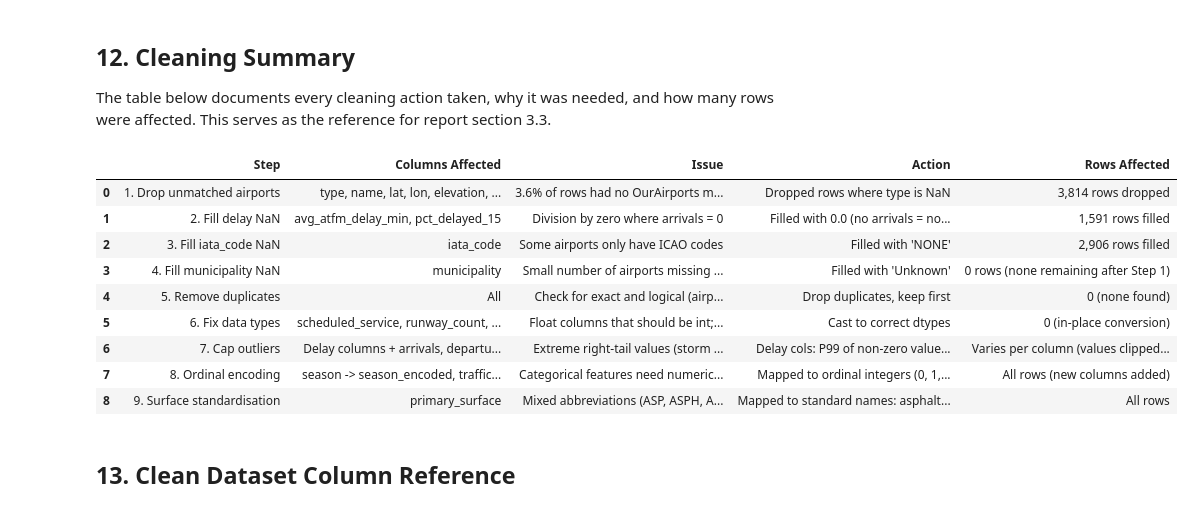
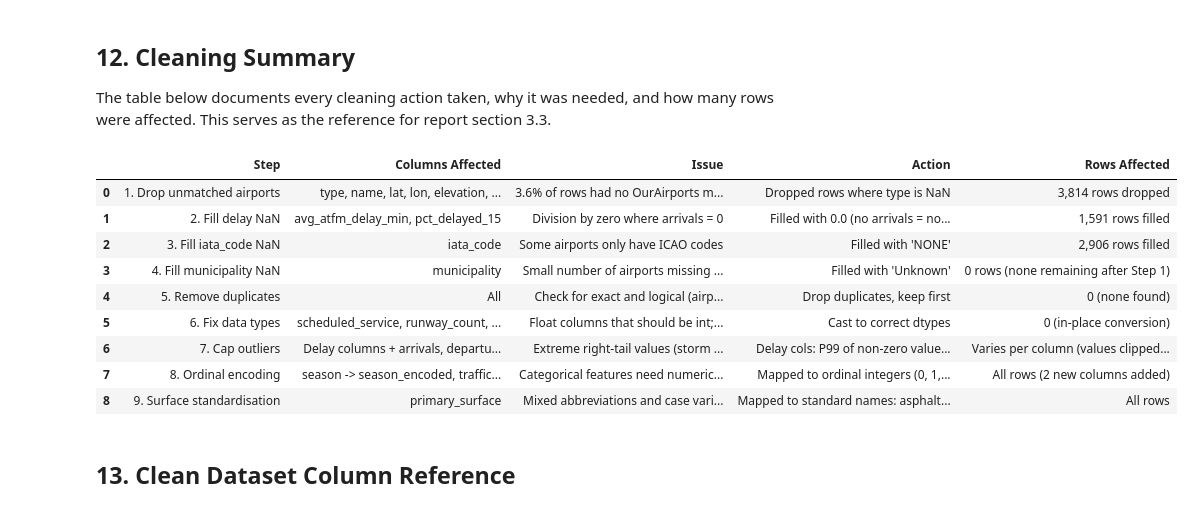
Before and after one commit to abdallah-mattour/flight-delay-project, a Jupyter notebook: notebooks/02_cleaning.ipynb, the cells around one changed output. Cells and saved outputs as stored; diff of their text form; code cells hidden in the pictures.

```diff
--- a/notebooks/02_cleaning.ipynb
+++ b/notebooks/02_cleaning.ipynb
@@ -601,38 +610,38 @@ summary = pd.DataFrame([
 
     {"Step": "7. Cap outliers",
      "Columns Affected": "Delay columns + arrivals, departures, total_movements, elevation_ft",
      "Issue": "Extreme right-tail values (storm days, mega-hubs)",
      "Action": "Delay cols: P99 of non-zero values; traffic/physical cols: IQR upper fence",
      "Rows Affected": "Varies per column (values clipped, no rows dropped)"},
 
     {"Step": "8. Ordinal encoding",
      "Columns Affected": "season -> season_encoded, traffic_volume_class -> traffic_volume_encoded",
      "Issue": "Categorical features need numeric form for modelling",
      "Action": "Mapped to ordinal integers (0, 1, 2, 3)",
-     "Rows Affected": "All rows (new columns added)"},
+     "Rows Affected": "All rows (2 new columns added)"},
 
     {"Step": "9. Surface standardisation",
      "Columns Affected": "primary_surface",
-     "Issue": "Mixed abbreviations (ASP, ASPH, Asphalt, CON, Concrete, etc.)",
-     "Action": "Mapped to standard names: asphalt, concrete, grass, other",
+     "Issue": "Mixed abbreviations and case variants (ASP, ASPH, Asphalt, asphalt, CON, GRASS, GRS, etc.)",
+     "Action": "Mapped to standard names: asphalt, concrete, grass, gravel, other",
      "Rows Affected": "All rows"},
 ])
 
 # Display the summary nicely
 summary.style.set_properties(**{"text-align": "left"}).set_table_styles(
     [{"selector": "th", "props": [("text-align", "left")]}]
 )
 # %% [output]
 |  | Step | Columns Affected | Issue | Action | Rows Affected |
 | 0 | 1. Drop unmatched airports | type, name, lat, lon, elevation, ... | 3.6% of rows had no OurAirports m... | Dropped rows where type is NaN | 3,814 rows dropped |
 | 1 | 2. Fill delay NaN | avg_atfm_delay_min, pct_delayed_15 | Division by zero where arrivals = 0 | Filled with 0.0 (no arrivals = no... | 1,591 rows filled |
 | 2 | 3. Fill iata_code NaN | iata_code | Some airports only have ICAO codes | Filled with 'NONE' | 2,906 rows filled |
 | 3 | 4. Fill municipality NaN | municipality | Small number of airports missing ... | Filled with 'Unknown' | 0 rows (none remaining after Step 1) |
 | 4 | 5. Remove duplicates | All | Check for exact and logical (airp... | Drop duplicates, keep first | 0 (none found) |
 | 5 | 6. Fix data types | scheduled_service, runway_count, ... | Float columns that should be int;... | Cast to correct dtypes | 0 (in-place conversion) |
 | 6 | 7. Cap outliers | Delay columns + arrivals, departu... | Extreme right-tail values (storm ... | Delay cols: P99 of non-zero value... | Varies per column (values clipped... |
-| 7 | 8. Ordinal encoding | season -> season_encoded, traffic... | Categorical features need numeric... | Mapped to ordinal integers (0, 1,... | All rows (new columns added) |
-| 8 | 9. Surface standardisation | primary_surface | Mixed abbreviations (ASP, ASPH, A... | Mapped to standard names: asphalt... | All rows |
+| 7 | 8. Ordinal encoding | season -> season_encoded, traffic... | Categorical features need numeric... | Mapped to ordinal integers (0, 1,... | All rows (2 new columns added) |
+| 8 | 9. Surface standardisation | primary_surface | Mixed abbreviations and case vari... | Mapped to standard names: asphalt... | All rows |
 # %% [markdown]
 ## 13. Clean Dataset Column Reference
 # %%
```
Also changed, not shown: parts of 19 cells of this notebook, 3 other files.
